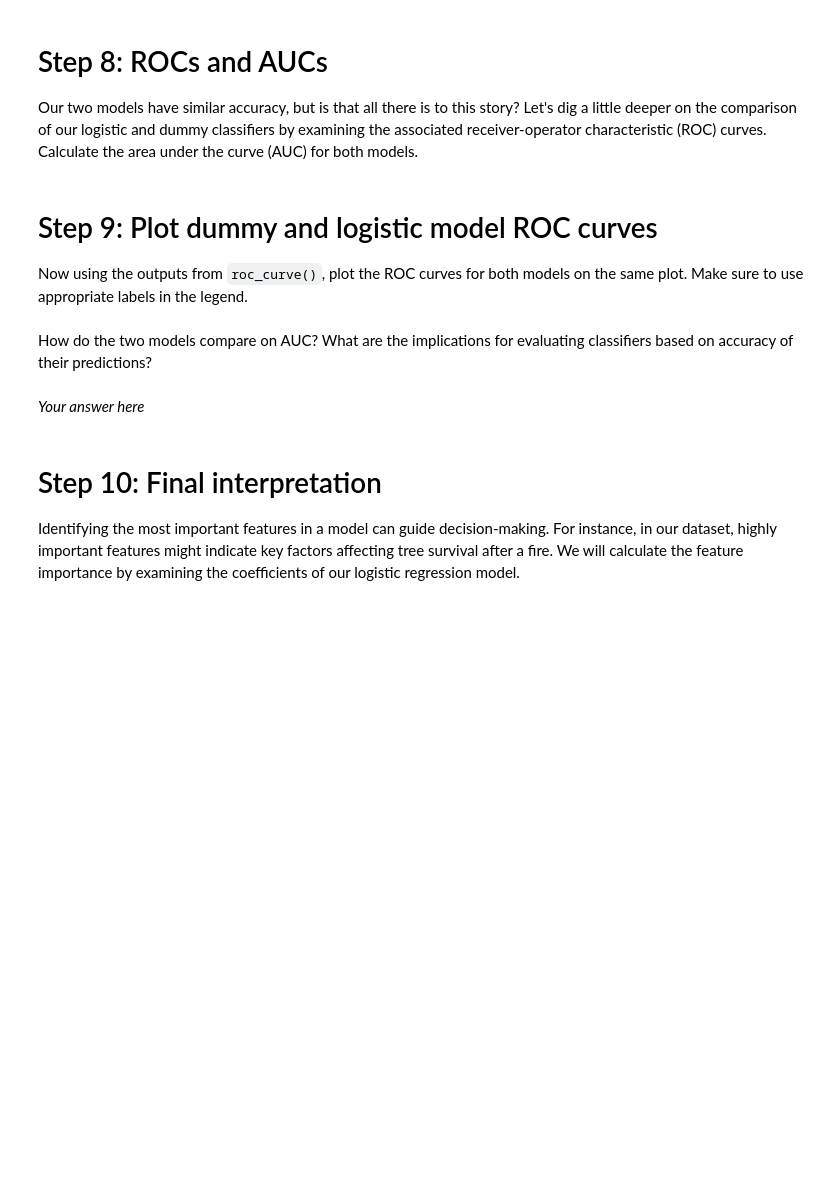
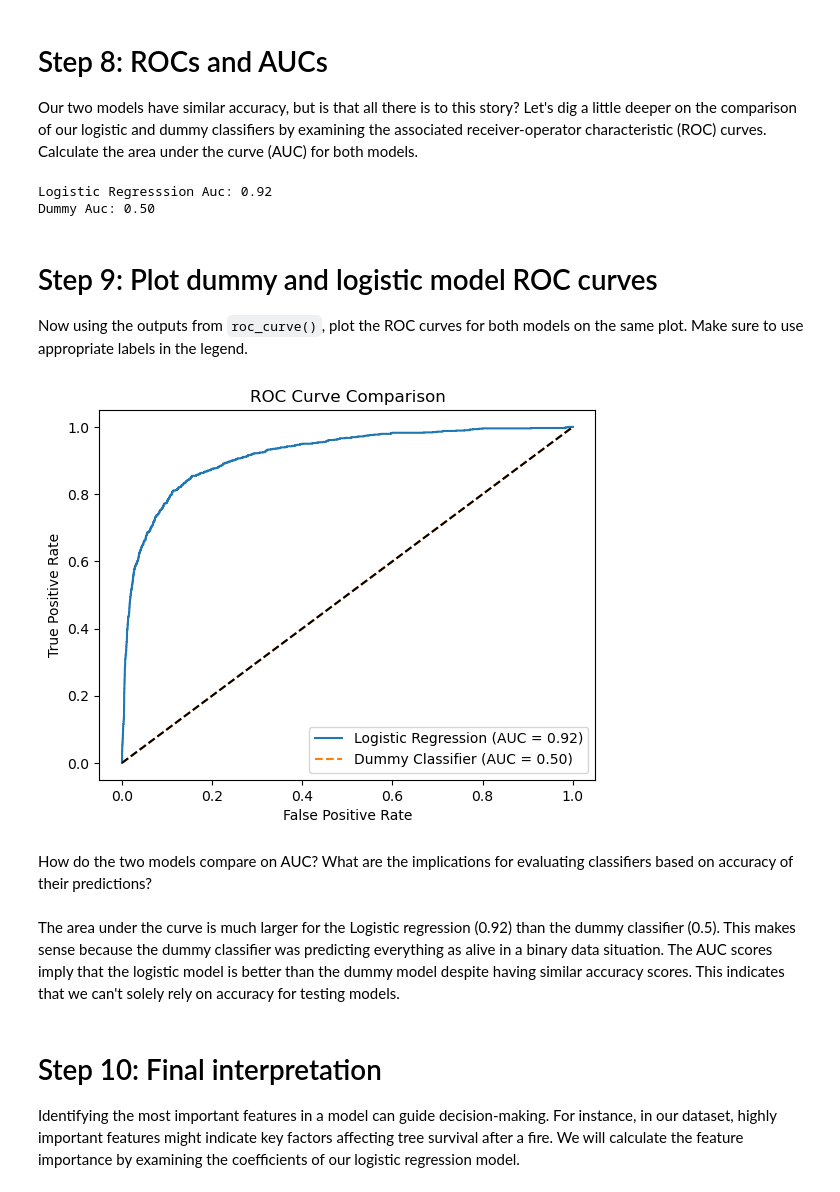
Before and after one commit to Aoverbye/EDS232-labs, a Jupyter notebook: Week3/lab3-wildfire.ipynb, the cells around one changed output. Saved outputs shown, nothing was run; the diff lists cells and outputs as text; code cells hidden in the pictures; blank space fills up the shorter version.

```diff
--- a/Week3/lab3-wildfire.ipynb
+++ b/Week3/lab3-wildfire.ipynb
@@ -289,10 +298,44 @@ print(f"Dummy AUC: ")
+# %%
+# Train Logistic Regression and Dummy Classifier models
+logistic_model = LogisticRegression().fit(X_train, y_train)
+dummy_model = DummyClassifier(strategy="most_frequent").fit(X_train, y_train)
+
+# Get probabilities for ROC curve
+logistic_probs = logistic_model.predict_proba(X_test)[:, 1]
+dummy_probs = dummy_model.predict_proba(X_test)[:, 1]
+
+# Compute ROC curve and AUC for Logistic Regression
+fpr_logistic, tpr_logistic, _ = roc_curve(y_test, logistic_probs)
+auc_logistic = roc_auc_score(y_test, logistic_probs)
+
+# Compute ROC curve and AUC for Dummy Classifier
+fpr_dummy, tpr_dummy, _ = roc_curve(y_test, dummy_probs)
+auc_dummy = roc_auc_score(y_test, dummy_probs)
+
+print(f"Logistic Regresssion Auc: {auc_logistic:.2f}")
+print(f"Dummy Auc: {auc_dummy:.2f}")
+# %% [output]
+Logistic Regresssion Auc: 0.92
+Dummy Auc: 0.50
 # %% [markdown]
 # Step 9: Plot dummy and logistic model ROC curves
 Now using the outputs from `roc_curve()`, plot the ROC curves for both models on the same plot.  Make sure to use appropriate labels in the legend.
+# %%
+# Plot the ROC curves
+plt.plot(fpr_logistic, tpr_logistic, label=f"Logistic Regression (AUC = {auc_logistic:.2f})")
+plt.plot(fpr_dummy, tpr_dummy, label=f"Dummy Classifier (AUC = {auc_dummy:.2f})", linestyle='--')
+plt.plot([0, 1], [0, 1], 'k--')  # Diagonal line for random classifier
+plt.legend()
+plt.xlabel('False Positive Rate')
+plt.ylabel('True Positive Rate')
+plt.title('ROC Curve Comparison')
+plt.show()
+# %% [output]
+[figure, added]
 # %% [markdown]
 How do the two models compare on AUC?  What are the implications for evaluating classifiers based on accuracy of their predictions?
 # %% [markdown]
-*Your answer here*
+The area under the curve is much larger for the Logistic regression (0.92) than the dummy classifier (0.5). This makes sense because the dummy classifier was predicting everything as alive in a binary data situation. The AUC scores imply that the logistic model is better than the dummy model despite having similar accuracy scores. This indicates that we can't solely rely on accuracy for testing models.
 # %% [markdown]
 # Step 10: Final interpretation
 
```
Also changed, not shown: parts of 21 cells of this notebook.
